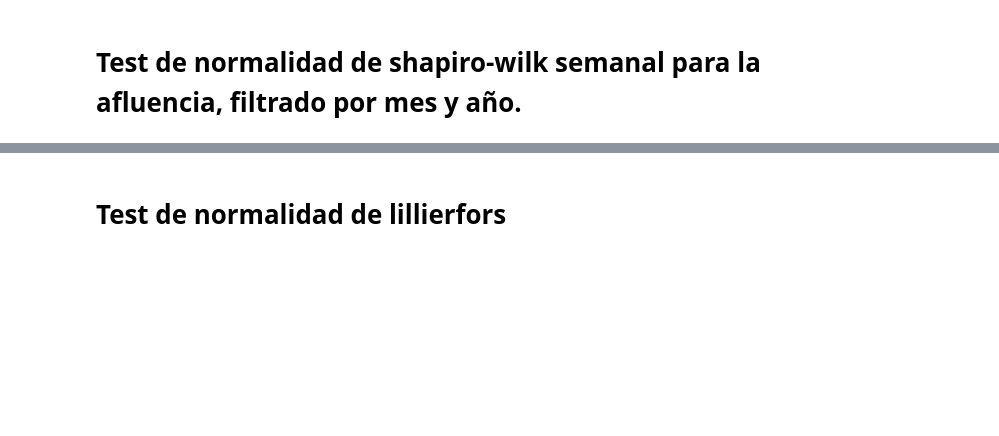
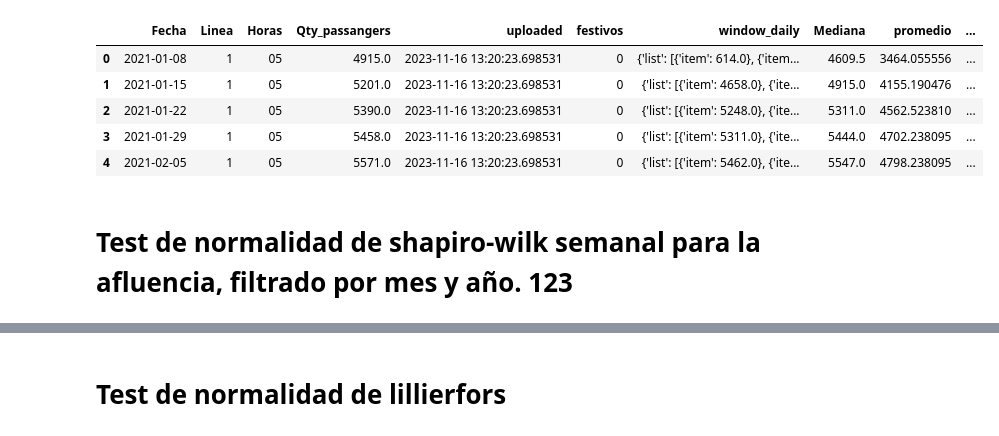
Before and after one commit to DanielLoaizal/metro_project_eafit, a Jupyter notebook: AnalisisExploratorio/Analisis_Normalidad.ipynb, the cells around one changed output, grey strips where cells are left out. Cells and saved outputs as stored; diff of their text form; code cells hidden in the pictures; blank space fills up the shorter version.

```diff
--- a/AnalisisExploratorio/Analisis_Normalidad.ipynb
+++ b/AnalisisExploratorio/Analisis_Normalidad.ipynb
@@ -1,5 +1,19 @@
+# %%
+import pandas as pd
+from ide_utils.input_tables import load_dask
+from ide_utils.output_table import send_to_output_table
+
+data = load_dask("data").compute().drop('__index_level_0__', axis=1)
+data.head()
+# %% [output]
+|  | Fecha | Linea | Horas | Qty_passangers | uploaded | festivos | window_daily | Mediana | promedio | ... |
+| 0 | 2021-01-08 | 1 | 05 | 4915.0 | 2023-11-16 13:20:23.698531 | 0 | {'list': [{'item': 614.0}, {'item... | 4609.5 | 3464.055556 | ... |
+| 1 | 2021-01-15 | 1 | 05 | 5201.0 | 2023-11-16 13:20:23.698531 | 0 | {'list': [{'item': 4658.0}, {'ite... | 4915.0 | 4155.190476 | ... |
+| 2 | 2021-01-22 | 1 | 05 | 5390.0 | 2023-11-16 13:20:23.698531 | 0 | {'list': [{'item': 5248.0}, {'ite... | 5311.0 | 4562.523810 | ... |
+| 3 | 2021-01-29 | 1 | 05 | 5458.0 | 2023-11-16 13:20:23.698531 | 0 | {'list': [{'item': 5311.0}, {'ite... | 5444.0 | 4702.238095 | ... |
+| 4 | 2021-02-05 | 1 | 05 | 5571.0 | 2023-11-16 13:20:23.698531 | 0 | {'list': [{'item': 5462.0}, {'ite... | 5547.0 | 4798.238095 | ... |
 # %% [markdown]
-# Test de normalidad de shapiro-wilk semanal para la afluencia, filtrado por mes y año.
+# Test de normalidad de shapiro-wilk semanal para la afluencia, filtrado por mes y año. 123
 # %%
 import pandas as pd
 from scipy.stats import shapiro
```
Also changed, not shown: parts of 3 cells of this notebook, 17 other files.
